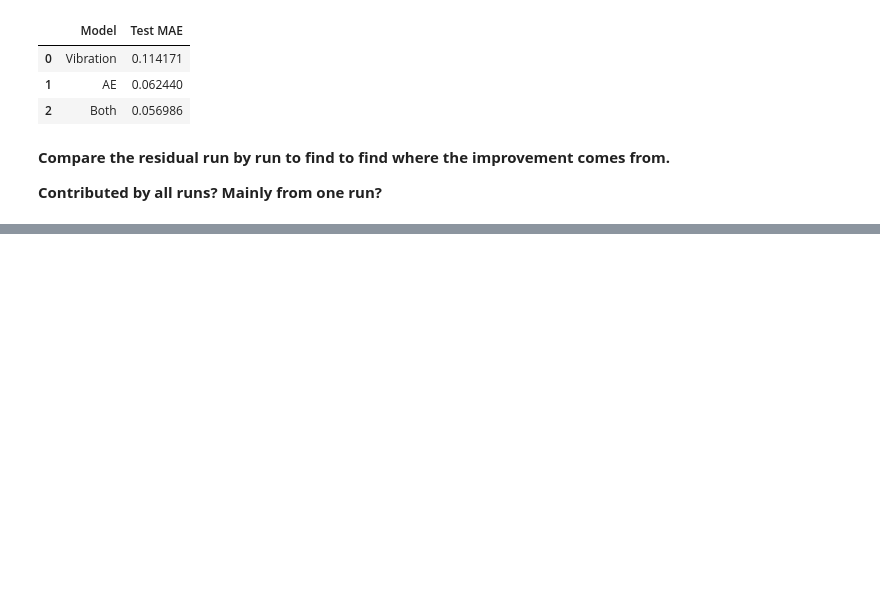
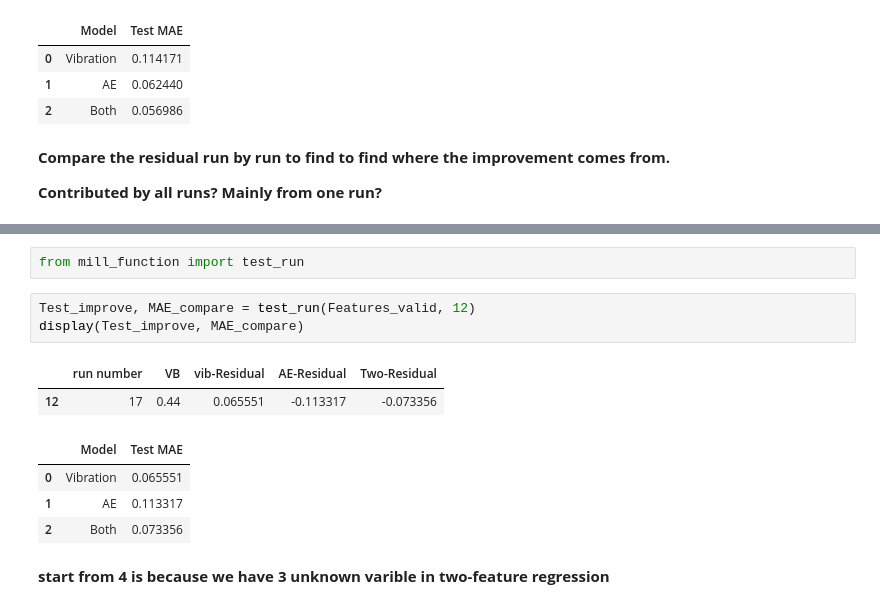
Before and after one commit to caisongjiang13-source/Nasa-milling-tool-wear, a Jupyter notebook: notebooks/Mill_phase2_2.ipynb, the cells around one changed output, grey strips where cells are left out. Drawn from its saved outputs; the diff is of its cells as text; blank space fills up the shorter version.

```diff
--- a/notebooks/Mill_phase2_2.ipynb
+++ b/notebooks/Mill_phase2_2.ipynb
@@ -158,0 +210,14 @@ display(pd.DataFrame({
+# %%
+from mill_function import test_run
+# %%
+Test_improve, MAE_compare = test_run(Features_valid, 12)
+display(Test_improve, MAE_compare)
+# %% [output]
+|  | run number | VB | vib-Residual | AE-Residual | Two-Residual |
+| 12 | 17 | 0.44 | 0.065551 | -0.113317 | -0.073356 |
+|  | Model | Test MAE |
+| 0 | Vibration | 0.065551 |
+| 1 | AE | 0.113317 |
+| 2 | Both | 0.073356 |
+# %% [markdown]
+**start from 4 is because we have 3 unknown varible in two-feature regression**
```
Also changed, not shown: parts of 10 cells of this notebook.
